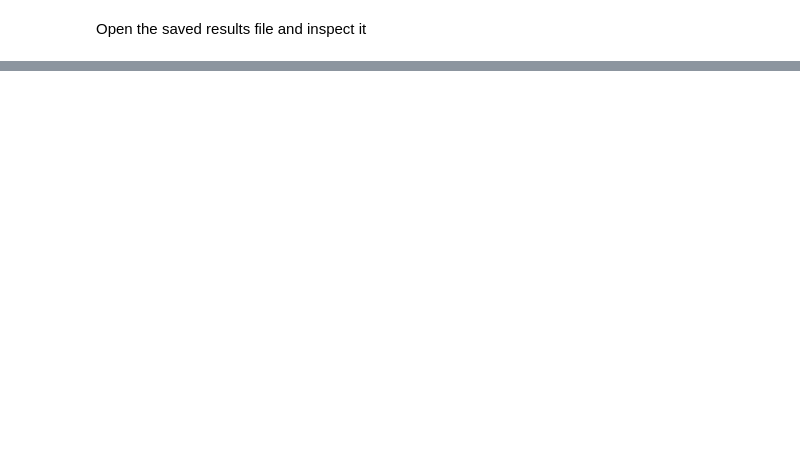
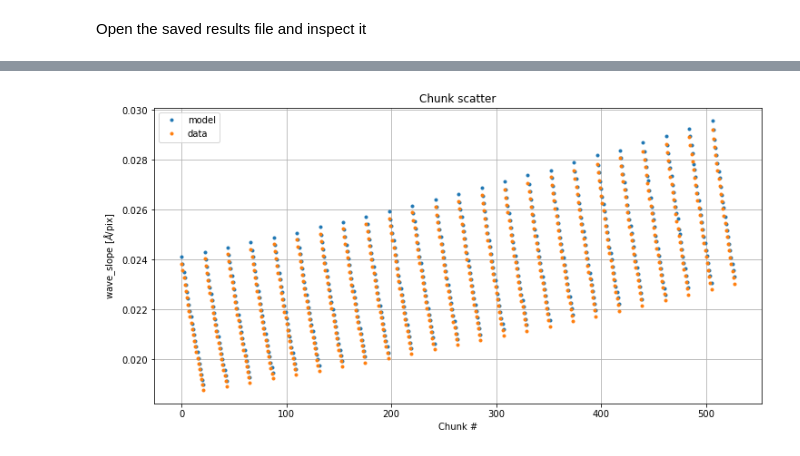
Before and after one commit to jaklusmeyer/APO_pyodine, a Jupyter notebook: docs/source/tutorial/template.ipynb, the cells around one changed output, grey strips where cells are left out. Saved outputs shown, nothing was run; the diff lists cells and outputs as text; code cells hidden in the pictures; blank space fills up the shorter version.

```diff
--- a/docs/source/tutorial/template.ipynb
+++ b/docs/source/tutorial/template.ipynb
@@ -53,0 +141,9 @@ Open the saved results file and inspect it
+# %%
+wave_slopes_model = [r.params['wave_slope'] for r in fit_results_1]
+wave_slopes_data = [(ch.wave[-1]-ch.wave[0])/len(ch) for ch in chunks]
+
+pyodine.plot_lib.plot_chunk_scatter(scatter=[wave_slopes_model,wave_slopes_data],
+                                    scatter_fmt='.', scatter_label=['model', 'data'],
+                                    ylabel=r'wave_slope [$\AA$/pix]', show_plot=True)
+# %% [output]
+[figure, added]
```
Also changed, not shown: parts of 14 cells of this notebook, 26 other files.
